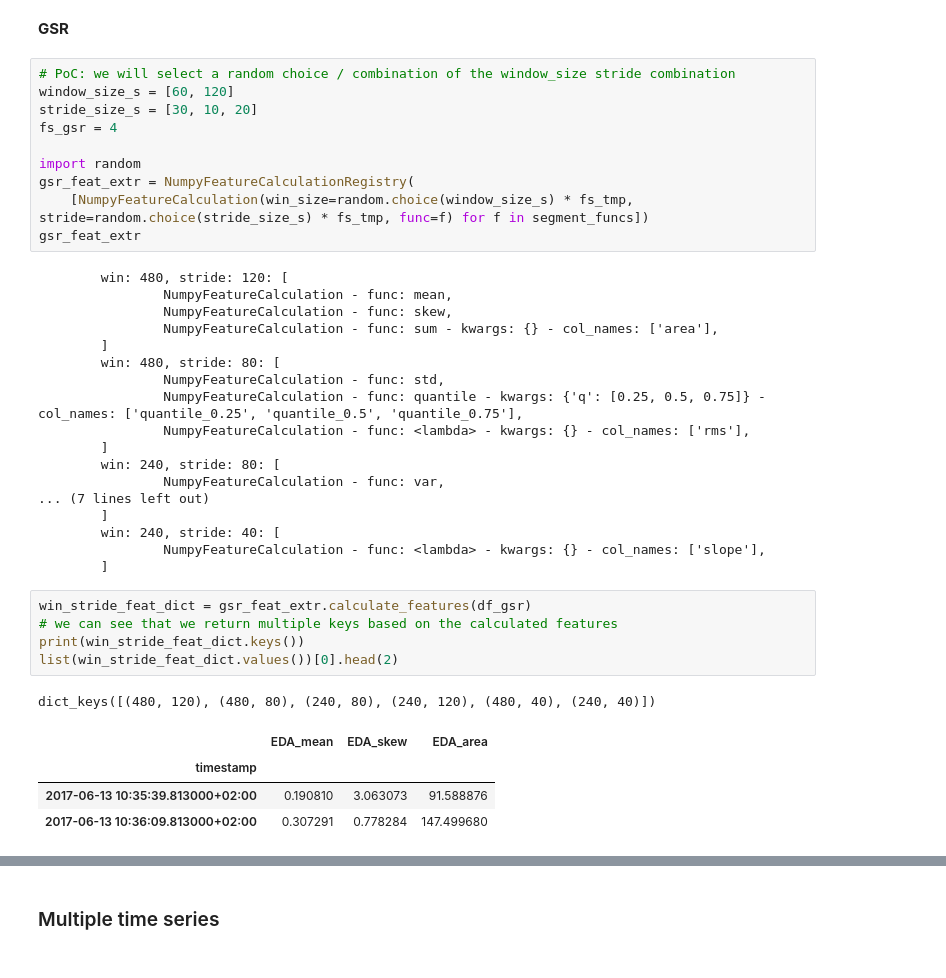
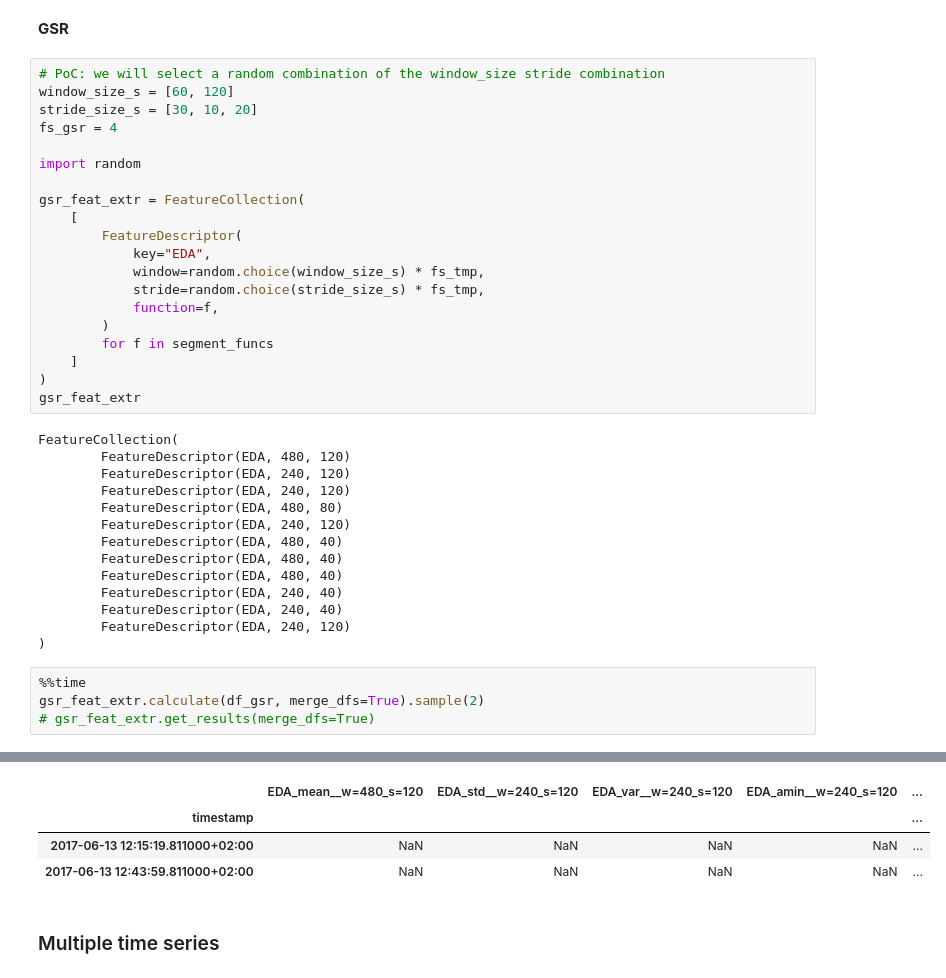
Before and after one commit to predict-idlab/tsflex, a Jupyter notebook: example.ipynb, the cells around one changed output, grey strips where cells are left out. Drawn from its saved outputs; the diff is of its cells as text.

```diff
--- a/example.ipynb
+++ b/example.ipynb
@@ -146,41 +212,41 @@ dict_keys([(240, 120)])
 # %% [markdown]
 **GSR**
 # %%
-# PoC: we will select a random choice / combination of the window_size stride combination
+# PoC: we will select a random combination of the window_size stride combination
 window_size_s = [60, 120]
 stride_size_s = [30, 10, 20]
 fs_gsr = 4
 
 import random
-gsr_feat_extr = NumpyFeatureCalculationRegistry(
-    [NumpyFeatureCalculation(win_size=random.choice(window_size_s) * fs_tmp, stride=random.choice(stride_size_s) * fs_tmp, func=f) for f in segment_funcs])
+
+gsr_feat_extr = FeatureCollection(
+    [
+        FeatureDescriptor(
+            key="EDA",
+            window=random.choice(window_size_s) * fs_tmp,
+            stride=random.choice(stride_size_s) * fs_tmp,
+            function=f,
+        )
+        for f in segment_funcs
+    ]
+)
 gsr_feat_extr
 # %% [output]
-        win: 480, stride: 120: [
-                NumpyFeatureCalculation - func: mean,
-                NumpyFeatureCalculation - func: skew,
-                NumpyFeatureCalculation - func: sum - kwargs: {} - col_names: ['area'],
-        ]
-        win: 480, stride: 80: [
-                NumpyFeatureCalculation - func: std,
-                NumpyFeatureCalculation - func: quantile - kwargs: {'q': [0.25, 0.5, 0.75]} - col_names: ['quantile_0.25', 'quantile_0.5', 'quantile_0.75'],
-                NumpyFeatureCalculation - func: <lambda> - kwargs: {} - col_names: ['rms'],
-        ]
-        win: 240, stride: 80: [
-                NumpyFeatureCalculation - func: var,
-... (7 lines left out)
-        ]
-        win: 240, stride: 40: [
-                NumpyFeatureCalculation - func: <lambda> - kwargs: {} - col_names: ['slope'],
-        ]
+FeatureCollection(
+        FeatureDescriptor(EDA, 480, 120)
+        FeatureDescriptor(EDA, 240, 120)
+        FeatureDescriptor(EDA, 240, 120)
+        FeatureDescriptor(EDA, 480, 80)
+        FeatureDescriptor(EDA, 240, 120)
+        FeatureDescriptor(EDA, 480, 40)
+        FeatureDescriptor(EDA, 480, 40)
+        FeatureDescriptor(EDA, 480, 40)
+        FeatureDescriptor(EDA, 240, 40)
+        FeatureDescriptor(EDA, 240, 40)
+        FeatureDescriptor(EDA, 240, 120)
+)
-# %%
-win_stride_feat_dict = gsr_feat_extr.calculate_features(df_gsr)
-# we can see that we return multiple keys based on the calculated features
-print(win_stride_feat_dict.keys())
-list(win_stride_feat_dict.values())[0].head(2)
-# %% [output]
-dict_keys([(480, 120), (480, 80), (240, 80), (240, 120), (480, 40), (240, 40)])
-|  | EDA_mean | EDA_skew | EDA_area |
-| timestamp |  |  |  |
-| 2017-06-13 10:35:39.813000+02:00 | 0.190810 | 3.063073 | 91.588876 |
-| 2017-06-13 10:36:09.813000+02:00 | 0.307291 | 0.778284 | 147.499680 |
+# %%
+%%time
+gsr_feat_extr.calculate(df_gsr, merge_dfs=True).sample(2)
+# gsr_feat_extr.get_results(merge_dfs=True)
+# %% [output]
@@ -187,3 +255,7 @@ dict_keys([(480, 120), (480, 80), (240, 80), (240, 120), (480, 40), (240, 40)])
+|  | EDA_mean__w=480_s=120 | EDA_std__w=240_s=120 | EDA_var__w=240_s=120 | EDA_amin__w=240_s=120 | ... |
+| timestamp |  |  |  |  | ... |
+| 2017-06-13 12:15:19.811000+02:00 | NaN | NaN | NaN | NaN | ... |
+| 2017-06-13 12:43:59.811000+02:00 | NaN | NaN | NaN | NaN | ... |
 # %% [markdown]
 ### Multiple time series
 # %%
```
Also changed, not shown: parts of 25 cells of this notebook.
